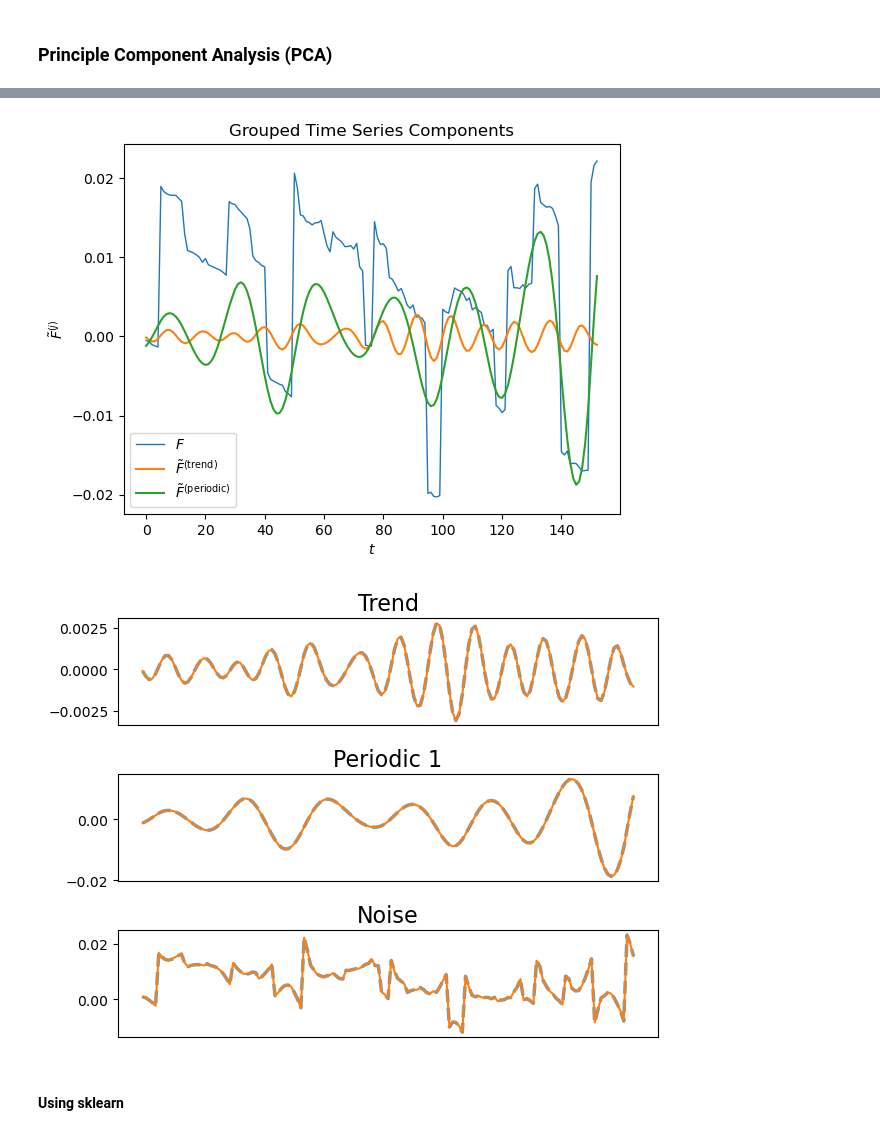
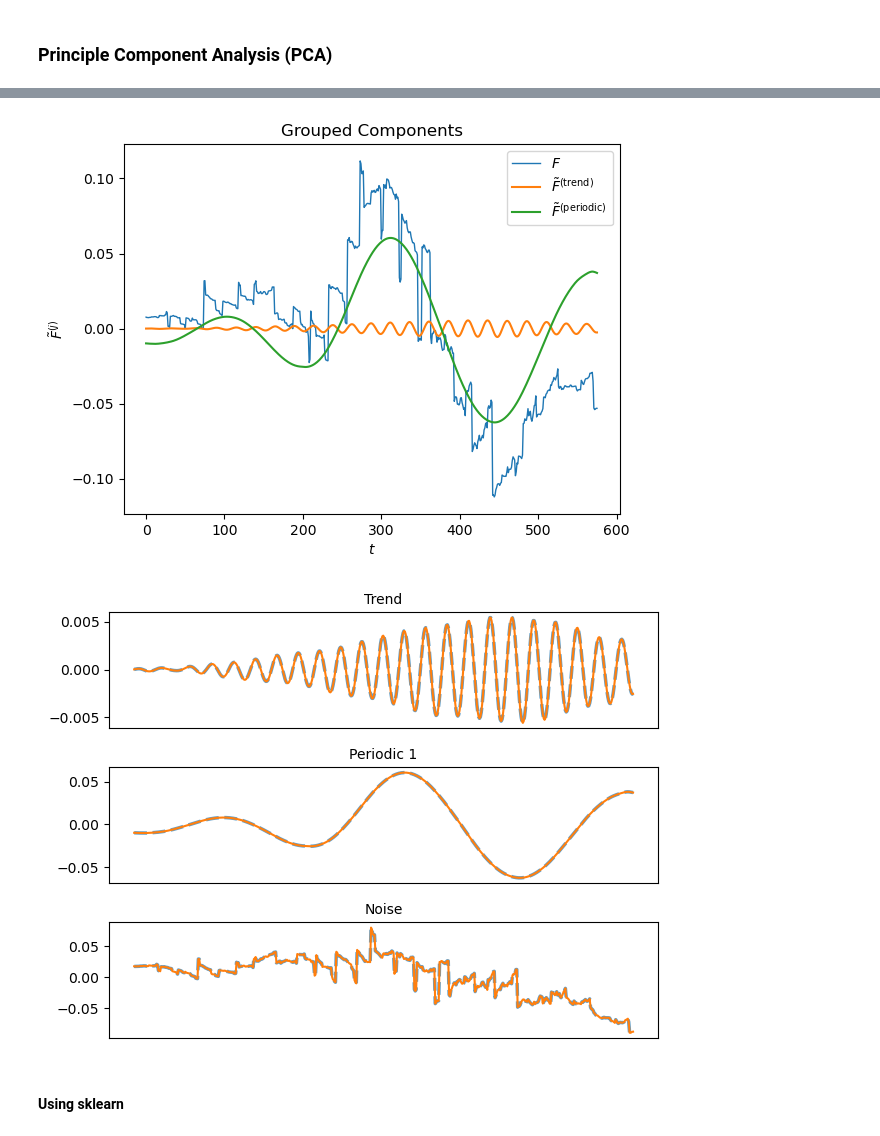
Before and after one commit to tobiasbrammer/4873-Project-based-Internship, a Jupyter notebook: Time Series Analysis/Udtræk.ipynb, the cells around one changed output, grey strips where cells are left out. Drawn from its saved outputs; the diff is of its cells as text; code cells hidden in the pictures.

```diff
--- a/Time Series Analysis/Udtræk.ipynb
+++ b/Time Series Analysis/Udtræk.ipynb
@@ -247,7 +247,7 @@ def fTransform(df,dN):
     return df
 # %%
 # Create df for each item in top10 and get values from df
-dN = 90
+dN = 150
 
 dfJob1 = fTransform(df[df['Sagsnr.'].str.contains(top10[0])],dN).dropna()
 dfJob2 = fTransform(df[df['Sagsnr.'].str.contains(top10[1])],dN).dropna()
@@ -1478,7 +1516,7 @@ dfPCA = dfJob1['DB mu']
 # Choosing hyper-parameters and Create Trajectory Matrix
 N = len(dfPCA)
 
-L = 30 # The window length
+L = 200 # The window length
 K = N - L + 1  # number of columns in the trajectory matrix
 t = np.arange(0,N)
 X = np.column_stack([dfPCA[i:i+L] for i in range(0,K)])
@@ -1531,7 +1569,7 @@ fig.axes.plot(t, dfPCA, alpha=1, lw=1)
 fig.set_xlabel("$t$")
 fig.set_ylabel(r"$\tilde{F}_i(t)$")
 legend = [r"$\tilde{F}_{%s}$" %i for i in range(n)] + ["$F$"]
-fig.set_title("The First 12 Components of the Time Series")
+fig.set_title("Components of the Time Series", fontsize=12)
 plt.savefig("./PCA_First12.pdf", format="pdf", bbox_inches="tight")
 fig.legend(legend, loc=(1.05,0.1))
 # %% [output]
@@ -1554,37 +1592,37 @@ plt.plot(t, F_periodic1)
 plt.xlabel("$t$")
 plt.ylabel(r"$\tilde{F}^{(j)}$")
 groups = ["trend"
           , "periodic"
           , "noise"
           ]
 legend = ["$F$"] + [r"$\tilde{F}^{(\mathrm{%s})}$"%group for group in groups]
 plt.legend(legend)
-plt.title("Grouped Time Series Components")
+plt.title("Grouped Components", fontsize = 12)
 plt.savefig("./PCA_Grouped.pdf", format="pdf", bbox_inches="tight")
 plt.show()
 
 # A list of tuples so we can create the next plot with a loop.
 components = [("Trend", F_trend, F_trend),
               ("Periodic 1", F_periodic1, F_periodic1),
               ("Noise", F_noise, F_noise)
               ]
 
 # Plot the separated components and original components together.
 fig = plt.figure()
 n=1
 for name, orig_comp, ssa_comp in components:
     ax = fig.add_subplot(3,1,n)
     ax.plot(t, orig_comp, linestyle="--", lw=2.5, alpha=0.7)
     ax.plot(t, ssa_comp)
-    ax.set_title(name, fontsize=16)
+    ax.set_title(name, fontsize=10)
     ax.set_xticks([])
     n += 1
 fig.tight_layout()
 plt.savefig("./PCA_Components.pdf", format="pdf", bbox_inches="tight")
 fig.tight_layout()
 # %% [output]
-[figure, old version]
+[figure, new version]
-[figure, old version]
+[figure, new version]
 # %% [markdown]
 #### Using sklearn ####
 # %%
```
Also changed, not shown: parts of 5 cells of this notebook, 8 other files.
